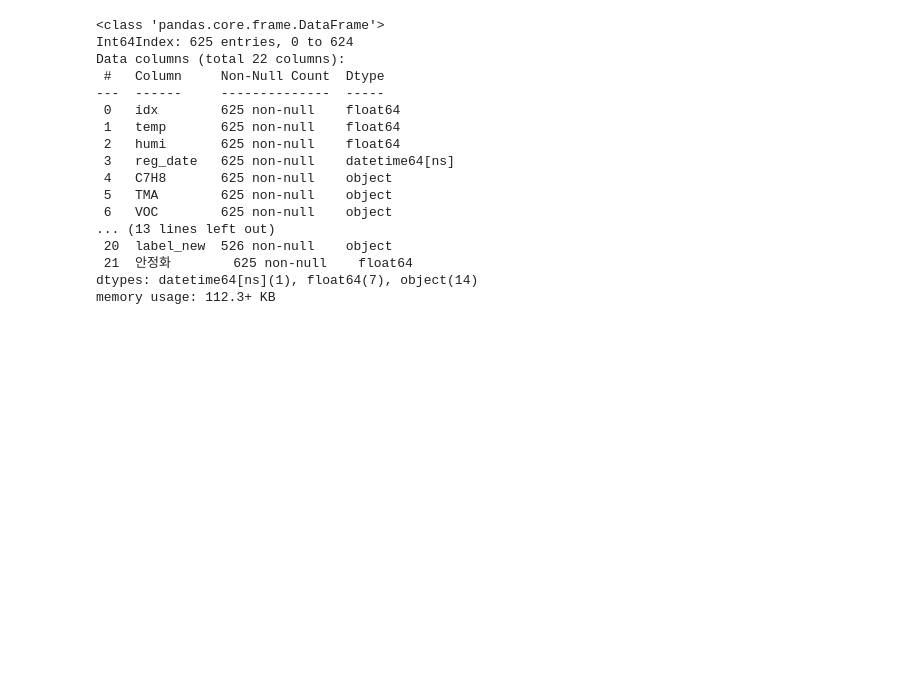
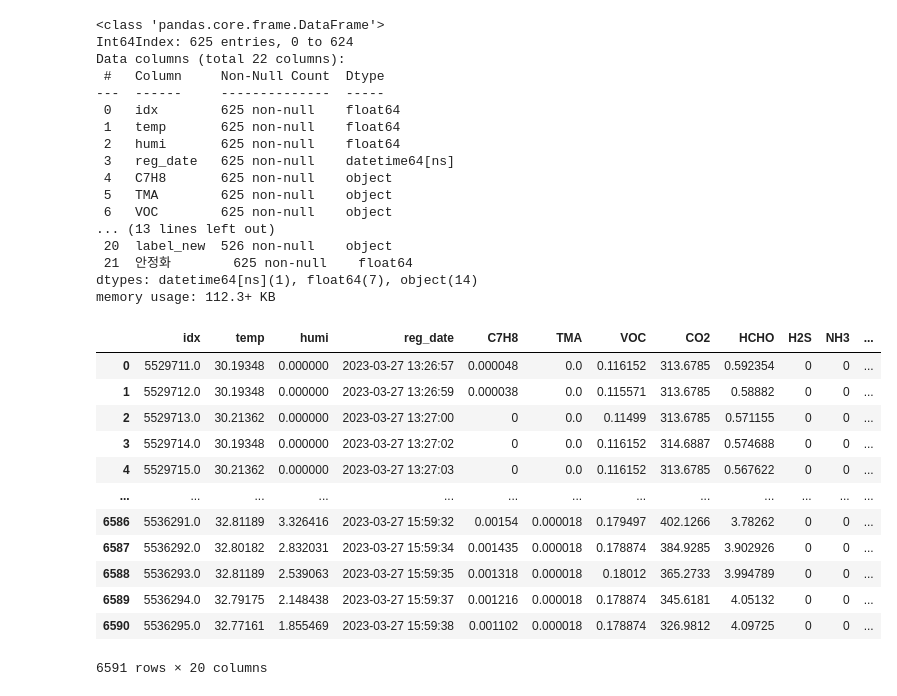
Before and after one commit to sung1eo/DIC4, a Jupyter notebook: s.kim/preprocessing.ipynb, the cells around one changed output. Cells and saved outputs as stored; diff of their text form; code cells hidden in the pictures; blank space fills up the shorter version.

```diff
--- a/s.kim/preprocessing.ipynb
+++ b/s.kim/preprocessing.ipynb
@@ -157,0 +161,16 @@ df_230320_merge.to_excel('~/study/DIC/DIC4/data/230320_data_concat.xlsx',index=F
+# %%
+df_5
+# %% [output]
+|  | idx | temp | humi | reg_date | C7H8 | TMA | VOC | CO2 | HCHO | H2S | NH3 | ... |
+| 0 | 5529711.0 | 30.19348 | 0.000000 | 2023-03-27 13:26:57 | 0.000048 | 0.0 | 0.116152 | 313.6785 | 0.592354 | 0 | 0 | ... |
+| 1 | 5529712.0 | 30.19348 | 0.000000 | 2023-03-27 13:26:59 | 0.000038 | 0.0 | 0.115571 | 313.6785 | 0.58882 | 0 | 0 | ... |
+| 2 | 5529713.0 | 30.21362 | 0.000000 | 2023-03-27 13:27:00 | 0 | 0.0 | 0.11499 | 313.6785 | 0.571155 | 0 | 0 | ... |
+| 3 | 5529714.0 | 30.19348 | 0.000000 | 2023-03-27 13:27:02 | 0 | 0.0 | 0.116152 | 314.6887 | 0.574688 | 0 | 0 | ... |
+| 4 | 5529715.0 | 30.21362 | 0.000000 | 2023-03-27 13:27:03 | 0 | 0.0 | 0.116152 | 313.6785 | 0.567622 | 0 | 0 | ... |
+| ... | ... | ... | ... | ... | ... | ... | ... | ... | ... | ... | ... | ... |
+| 6586 | 5536291.0 | 32.81189 | 3.326416 | 2023-03-27 15:59:32 | 0.00154 | 0.000018 | 0.179497 | 402.1266 | 3.78262 | 0 | 0 | ... |
+| 6587 | 5536292.0 | 32.80182 | 2.832031 | 2023-03-27 15:59:34 | 0.001435 | 0.000018 | 0.178874 | 384.9285 | 3.902926 | 0 | 0 | ... |
+| 6588 | 5536293.0 | 32.81189 | 2.539063 | 2023-03-27 15:59:35 | 0.001318 | 0.000018 | 0.18012 | 365.2733 | 3.994789 | 0 | 0 | ... |
+| 6589 | 5536294.0 | 32.79175 | 2.148438 | 2023-03-27 15:59:37 | 0.001216 | 0.000018 | 0.178874 | 345.6181 | 4.05132 | 0 | 0 | ... |
+| 6590 | 5536295.0 | 32.77161 | 1.855469 | 2023-03-27 15:59:38 | 0.001102 | 0.000018 | 0.178874 | 326.9812 | 4.09725 | 0 | 0 | ... |
+6591 rows × 20 columns
```
Also changed, not shown: parts of 2 cells of this notebook, 6 other files.
